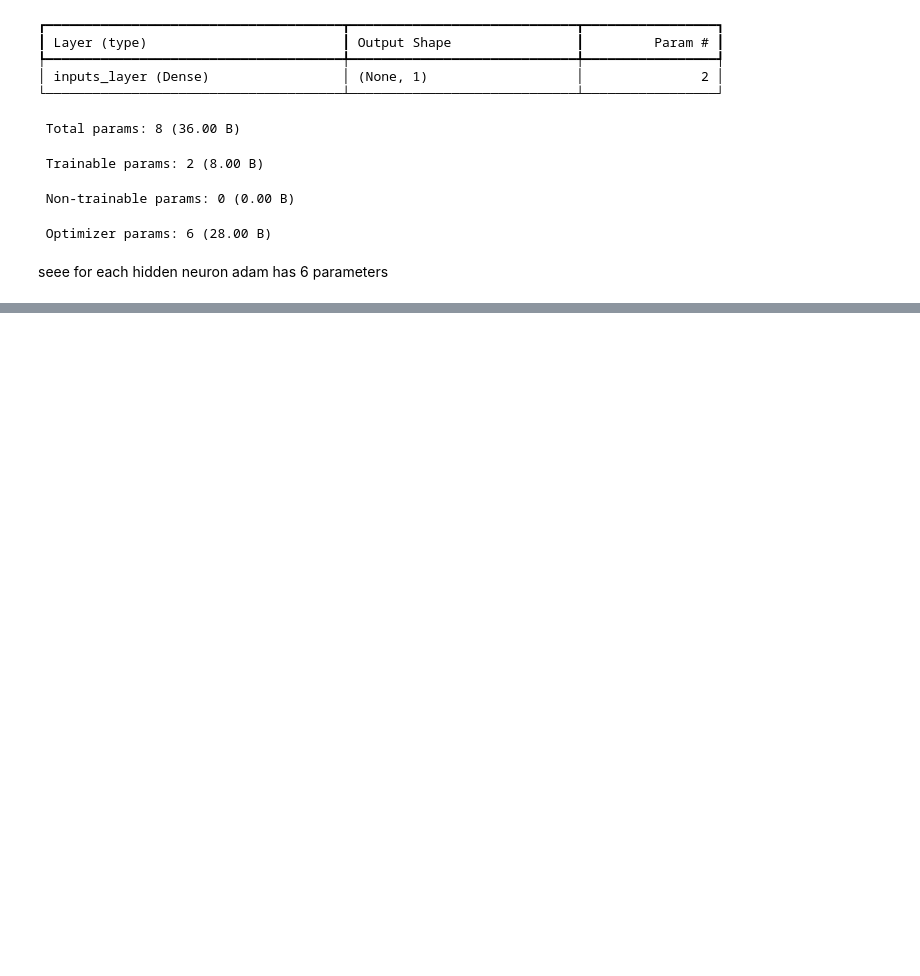
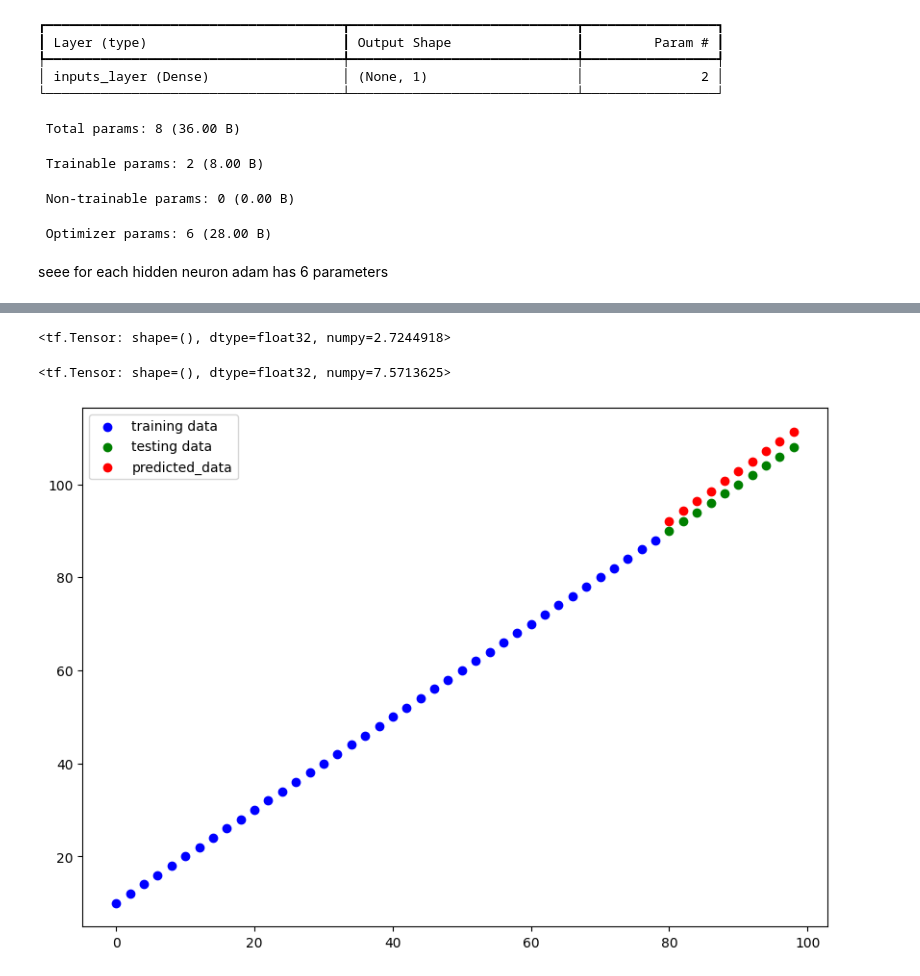
Before and after one commit to mohdabuzaransari9/tensorflow, a Jupyter notebook: file2_neural_network.ipynb, the cells around one changed output, grey strips where cells are left out. Cells and saved outputs as stored; diff of their text form; code cells hidden in the pictures; blank space fills up the shorter version.

```diff
--- a/file2_neural_network.ipynb
+++ b/file2_neural_network.ipynb
@@ -788,0 +821,2 @@ seee for each hidden neuron adam has 6 parameters
+# %%
+y_pred2=model.predict(x_test)
@@ -788,0 +852,14 @@ seee for each hidden neuron adam has 6 parameters
+# %%
+mae_2=mae(y_test,y_pred2)
+mae_2
+# %% [output]
+<tf.Tensor: shape=(), dtype=float32, numpy=2.7244918>
+# %%
+mse_2=mse(y_test,y_pred2)
+mse_2
+# %% [output]
+<tf.Tensor: shape=(), dtype=float32, numpy=7.5713625>
+# %%
+plot_visualization(predicted_data=y_pred2)
+# %% [output]
+[figure, added]
```
Also changed, not shown: parts of 50 cells of this notebook.
